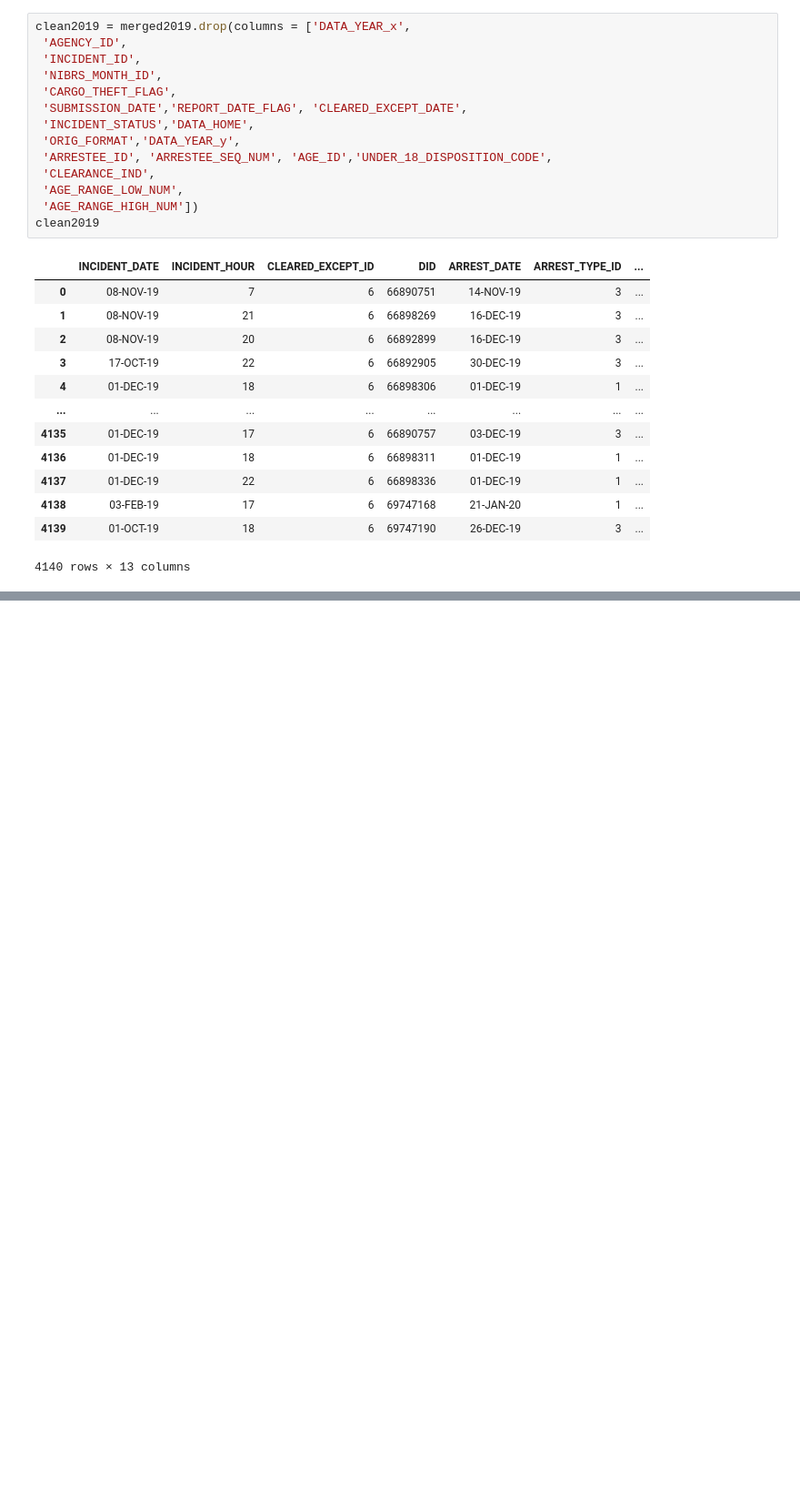
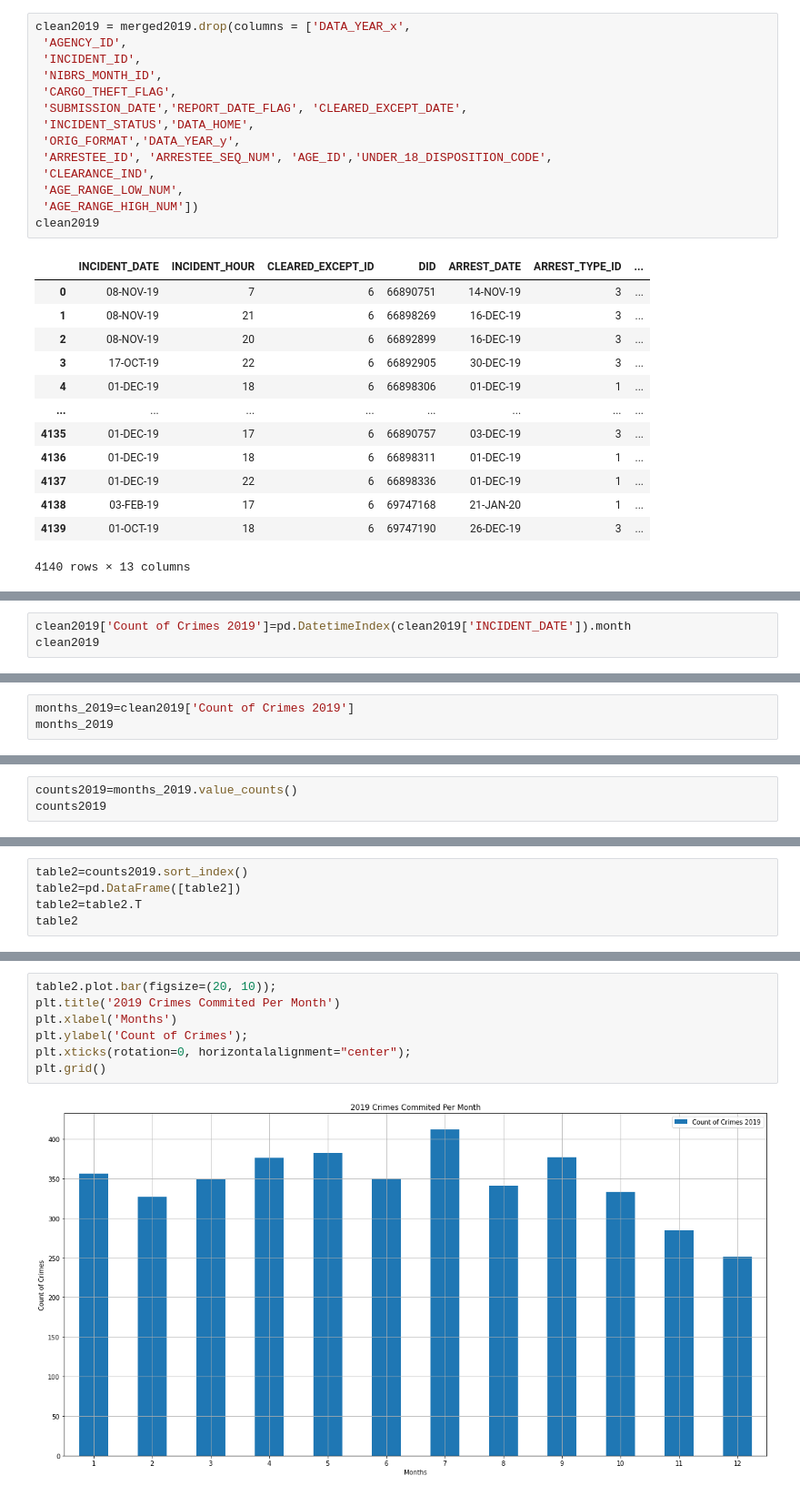
Before and after one commit to Jorgehdzdata/Project1_group3, a Jupyter notebook: Nicole1.ipynb, the cells around one changed output, grey strips where cells are left out. Shown at 91% size. Cells and saved outputs as stored; diff of their text form; blank space fills up the shorter version.

```diff
--- a/Nicole1.ipynb
+++ b/Nicole1.ipynb
@@ -102,0 +179,3 @@ Name: Date, dtype: object ($-2196167.0)
+# %%
+clean2019['Count of Crimes 2019']=pd.DatetimeIndex(clean2019['INCIDENT_DATE']).month
+clean2019
@@ -102,0 +196,3 @@ Name: Date, dtype: object ($-2196167.0)
+# %%
+months_2019=clean2019['Count of Crimes 2019']
+months_2019
@@ -102,0 +212,3 @@ Name: Date, dtype: object ($-2196167.0)
+# %%
+counts2019=months_2019.value_counts()
+counts2019
@@ -102,0 +229,5 @@ Name: Date, dtype: object ($-2196167.0)
+# %%
+table2=counts2019.sort_index()
+table2=pd.DataFrame([table2])
+table2=table2.T
+table2
@@ -102,0 +248,9 @@ Name: Date, dtype: object ($-2196167.0)
+# %%
+table2.plot.bar(figsize=(20, 10));
+plt.title('2019 Crimes Commited Per Month')
+plt.xlabel('Months')
+plt.ylabel('Count of Crimes');
+plt.xticks(rotation=0, horizontalalignment="center");
+plt.grid()
+# %% [output]
+[figure, added]
```
Also changed, not shown: parts of 14 cells of this notebook.
